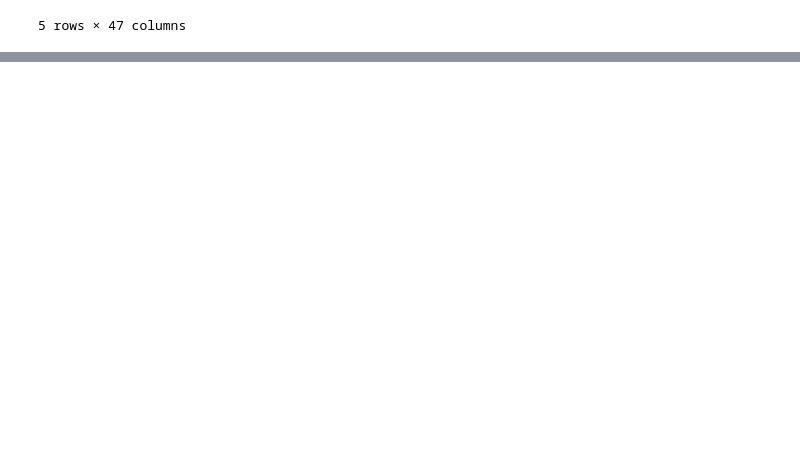
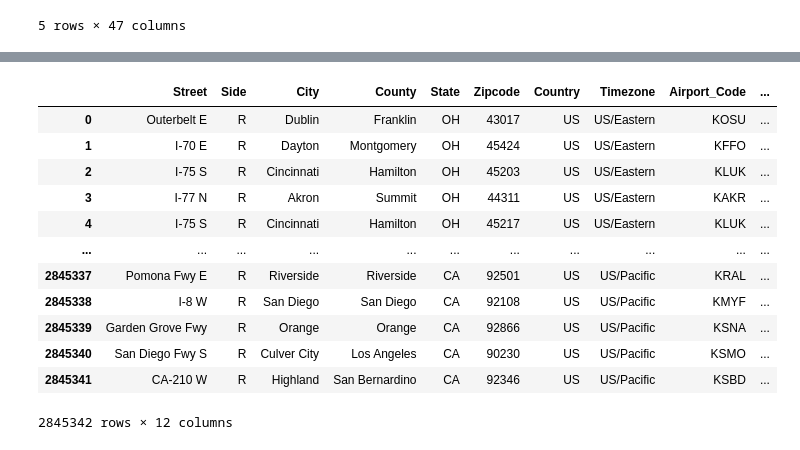
Before and after one commit to avantidorle/IDMP-Project, a Jupyter notebook: IDMP Project.ipynb, the cells around one changed output, grey strips where cells are left out. Cells and saved outputs as stored; diff of their text form; code cells hidden in the pictures; blank space fills up the shorter version.

Commit message:
data cleaning for columns 11-23

```diff
--- a/IDMP Project.ipynb
+++ b/IDMP Project.ipynb
@@ -73,0 +88,3 @@ plt.show()
+# %%
+accidents_dataset.info()
+df = accidents_dataset
@@ -73,0 +115,16 @@ plt.show()
+# %%
+df.iloc[:, 11 : 23]
+# %% [output]
+|  | Street | Side | City | County | State | Zipcode | Country | Timezone | Airport_Code | ... |
+| 0 | Outerbelt E | R | Dublin | Franklin | OH | 43017 | US | US/Eastern | KOSU | ... |
+| 1 | I-70 E | R | Dayton | Montgomery | OH | 45424 | US | US/Eastern | KFFO | ... |
+| 2 | I-75 S | R | Cincinnati | Hamilton | OH | 45203 | US | US/Eastern | KLUK | ... |
+| 3 | I-77 N | R | Akron | Summit | OH | 44311 | US | US/Eastern | KAKR | ... |
+| 4 | I-75 S | R | Cincinnati | Hamilton | OH | 45217 | US | US/Eastern | KLUK | ... |
+| ... | ... | ... | ... | ... | ... | ... | ... | ... | ... | ... |
+| 2845337 | Pomona Fwy E | R | Riverside | Riverside | CA | 92501 | US | US/Pacific | KRAL | ... |
+| 2845338 | I-8 W | R | San Diego | San Diego | CA | 92108 | US | US/Pacific | KMYF | ... |
+| 2845339 | Garden Grove Fwy | R | Orange | Orange | CA | 92866 | US | US/Pacific | KSNA | ... |
+| 2845340 | San Diego Fwy S | R | Culver City | Los Angeles | CA | 90230 | US | US/Pacific | KSMO | ... |
+| 2845341 | CA-210 W | R | Highland | San Bernardino | CA | 92346 | US | US/Pacific | KSBD | ... |
+2845342 rows × 12 columns
```
Also changed, not shown: parts of 15 cells of this notebook.
